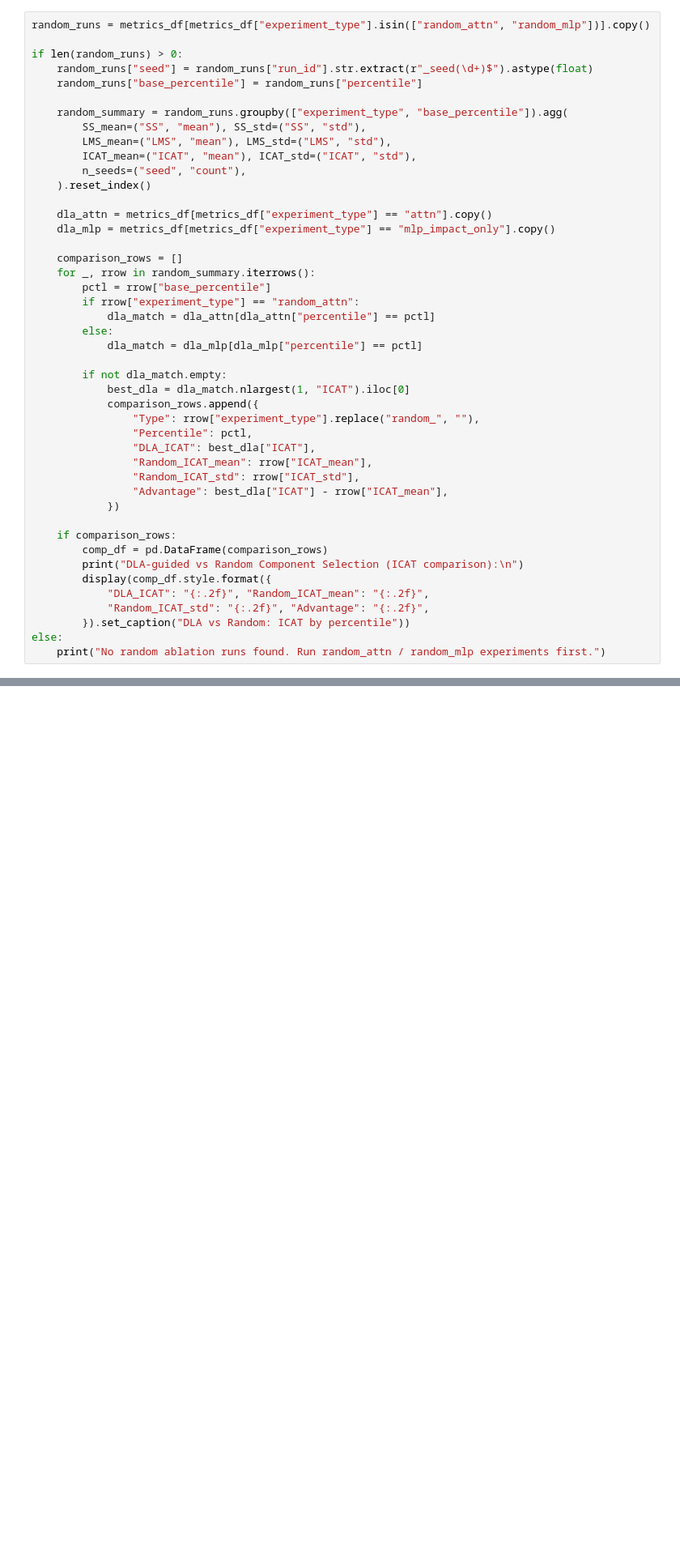
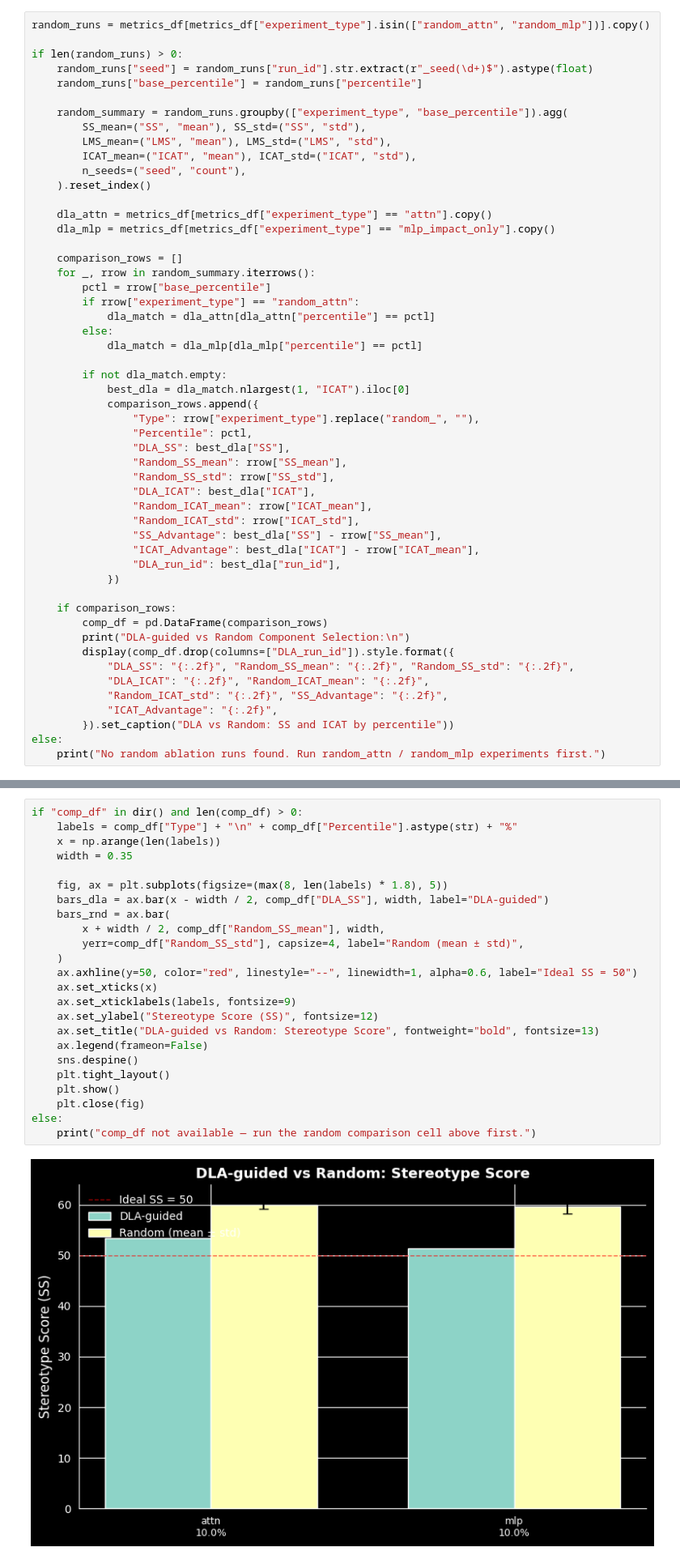
Before and after one commit to MartaSamoilenko/bias-mitigation-interpretability, a Jupyter notebook: experiments/stereoset/fine_tuned_analysis.ipynb, the cells around one changed output, grey strips where cells are left out. Shown at 81% size. Saved outputs shown, nothing was run; the diff lists cells and outputs as text; blank space fills up the shorter version.

```diff
--- a/experiments/stereoset/fine_tuned_analysis.ipynb
+++ b/experiments/stereoset/fine_tuned_analysis.ipynb
@@ -578,19 +581,26 @@ if len(random_runs) > 0:
             comparison_rows.append({
                 "Type": rrow["experiment_type"].replace("random_", ""),
                 "Percentile": pctl,
+                "DLA_SS": best_dla["SS"],
+                "Random_SS_mean": rrow["SS_mean"],
+                "Random_SS_std": rrow["SS_std"],
                 "DLA_ICAT": best_dla["ICAT"],
                 "Random_ICAT_mean": rrow["ICAT_mean"],
                 "Random_ICAT_std": rrow["ICAT_std"],
-                "Advantage": best_dla["ICAT"] - rrow["ICAT_mean"],
+                "SS_Advantage": best_dla["SS"] - rrow["SS_mean"],
+                "ICAT_Advantage": best_dla["ICAT"] - rrow["ICAT_mean"],
+                "DLA_run_id": best_dla["run_id"],
             })
 
     if comparison_rows:
         comp_df = pd.DataFrame(comparison_rows)
-        print("DLA-guided vs Random Component Selection (ICAT comparison):\n")
-        display(comp_df.style.format({
+        print("DLA-guided vs Random Component Selection:\n")
+        display(comp_df.drop(columns=["DLA_run_id"]).style.format({
+            "DLA_SS": "{:.2f}", "Random_SS_mean": "{:.2f}", "Random_SS_std": "{:.2f}",
             "DLA_ICAT": "{:.2f}", "Random_ICAT_mean": "{:.2f}",
-            "Random_ICAT_std": "{:.2f}", "Advantage": "{:.2f}",
-        }).set_caption("DLA vs Random: ICAT by percentile"))
+            "Random_ICAT_std": "{:.2f}", "SS_Advantage": "{:.2f}",
+            "ICAT_Advantage": "{:.2f}",
+        }).set_caption("DLA vs Random: SS and ICAT by percentile"))
 else:
     print("No random ablation runs found. Run random_attn / random_mlp experiments first.")
 # %% [output]
@@ -597,0 +612,26 @@ No random ablation runs found. Run random_attn / random_mlp experiments first.
+# %%
+if "comp_df" in dir() and len(comp_df) > 0:
+    labels = comp_df["Type"] + "\n" + comp_df["Percentile"].astype(str) + "%"
+    x = np.arange(len(labels))
+    width = 0.35
+
+    fig, ax = plt.subplots(figsize=(max(8, len(labels) * 1.8), 5))
+    bars_dla = ax.bar(x - width / 2, comp_df["DLA_SS"], width, label="DLA-guided")
+    bars_rnd = ax.bar(
+        x + width / 2, comp_df["Random_SS_mean"], width,
+        yerr=comp_df["Random_SS_std"], capsize=4, label="Random (mean ± std)",
+    )
+    ax.axhline(y=50, color="red", linestyle="--", linewidth=1, alpha=0.6, label="Ideal SS = 50")
+    ax.set_xticks(x)
+    ax.set_xticklabels(labels, fontsize=9)
+    ax.set_ylabel("Stereotype Score (SS)", fontsize=12)
+    ax.set_title("DLA-guided vs Random: Stereotype Score", fontweight="bold", fontsize=13)
+    ax.legend(frameon=False)
+    sns.despine()
+    plt.tight_layout()
+    plt.show()
+    plt.close(fig)
+else:
+    print("comp_df not available — run the random comparison cell above first.")
+# %% [output]
+[figure, added]
```
Also changed, not shown: parts of 10 cells of this notebook, 9 other files.
